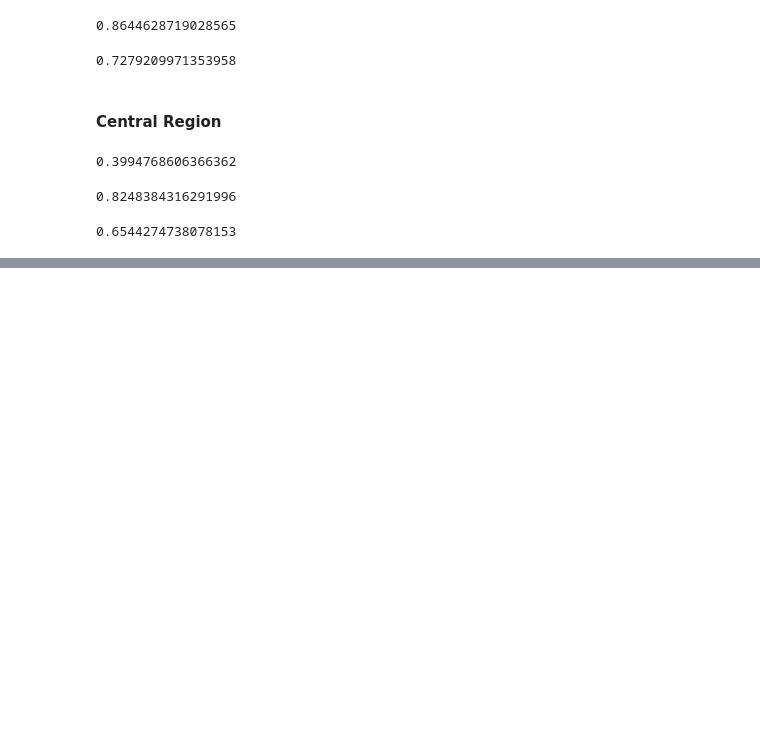
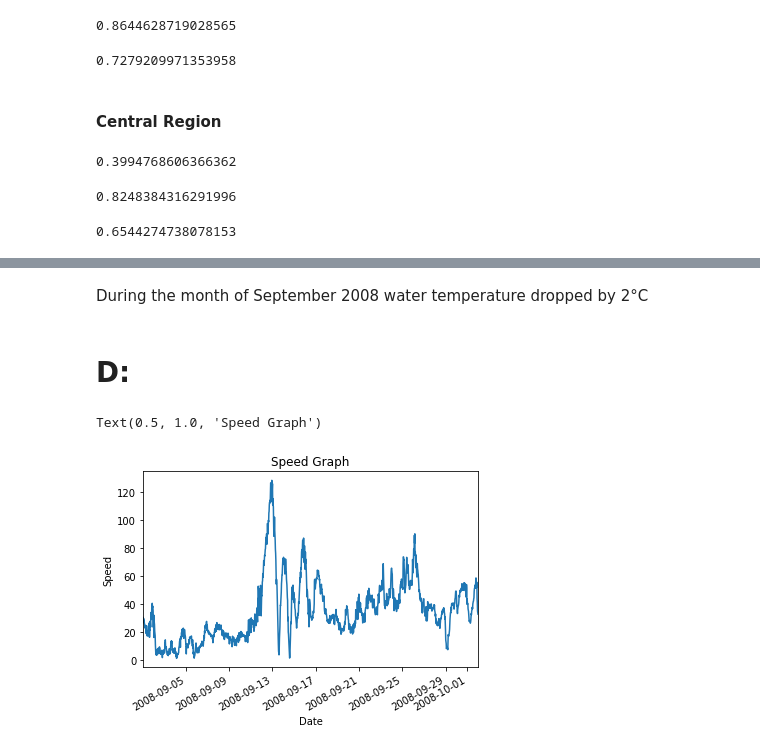
Before and after one commit to AishaGhayas/Artificial-Intelligence, a Jupyter notebook: tasks/task dataset/Untitled.ipynb, the cells around one changed output, grey strips where cells are left out. Saved outputs shown, nothing was run; the diff lists cells and outputs as text; code cells hidden in the pictures; blank space fills up the shorter version.

```diff
--- a/tasks/task dataset/Untitled.ipynb
+++ b/tasks/task dataset/Untitled.ipynb
@@ -441,0 +474,12 @@ c_data.PDSI.corr(c_data.ZNDX) #moderate positive relationship
+# %% [markdown]
+During the month of September 2008 water temperature dropped by 2°C
+# %% [markdown]
+# D:
+# %%
+tabs.Speed.plot()
+plt.xlabel("Date")
+plt.ylabel("Speed")
+plt.title("Speed Graph")
+# %% [output]
+Text(0.5, 1.0, 'Speed Graph')
+[figure, added]
```
Also changed, not shown: parts of 65 cells of this notebook, 5 other files.
